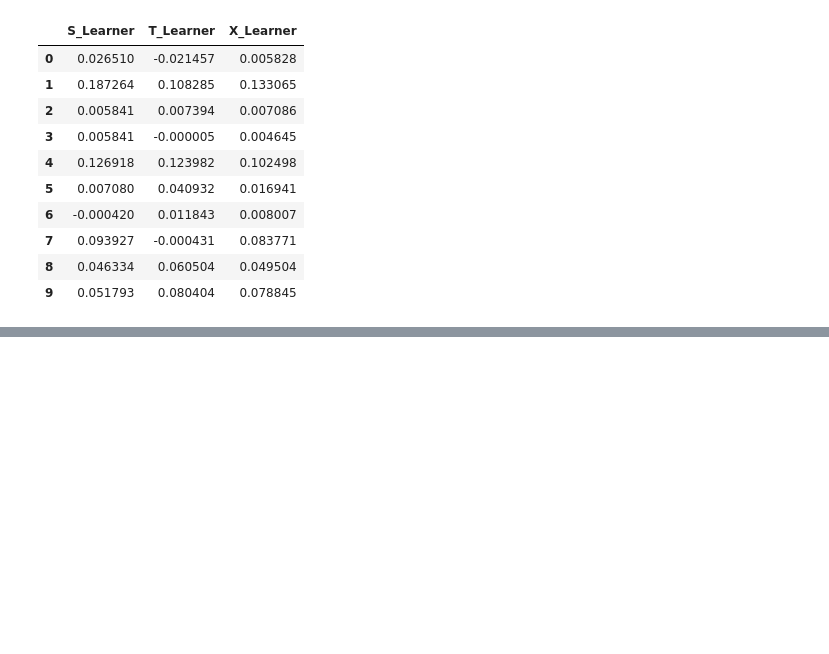
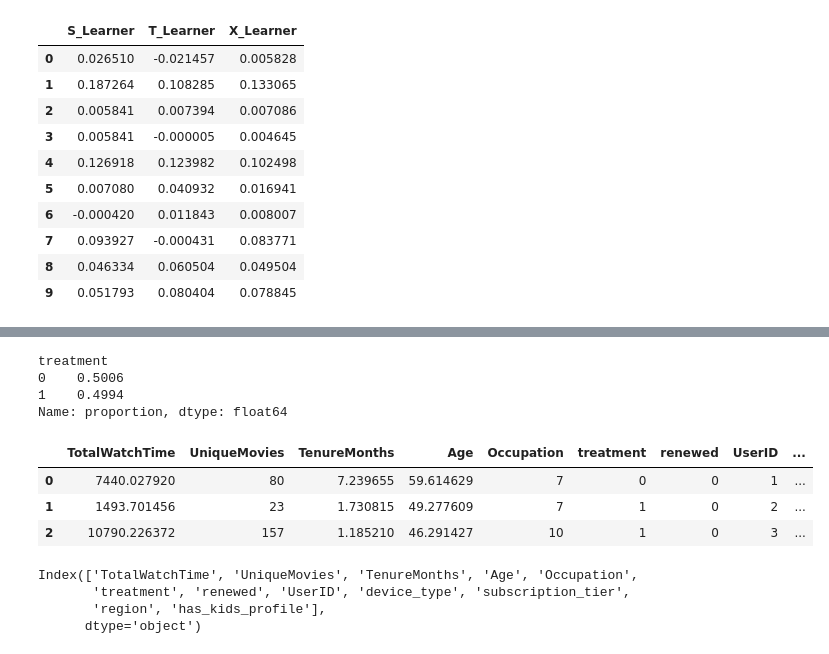
Before and after one commit to stevechengnyc/meta_learners, a Jupyter notebook: MovieLens_EconML_Uplift_Modeling_Final_edited.ipynb, the cells around one changed output, grey strips where cells are left out. Drawn from its saved outputs; the diff is of its cells as text; code cells hidden in the pictures; blank space fills up the shorter version.

```diff
--- a/MovieLens_EconML_Uplift_Modeling_Final_edited.ipynb
+++ b/MovieLens_EconML_Uplift_Modeling_Final_edited.ipynb
@@ -468,0 +540,35 @@ pd.DataFrame({'S_Learner': s_te, 'T_Learner': t_te, 'X_Learner': x_te}).head(10)
+# %%
+# Simulate A/B Test: assign treatment randomly with 50% probability
+np.random.seed(42)  # Ensures reproducibility
+
+n_samples = simulated_users.shape[0]
+simulated_users['treatment'] = np.random.binomial(1, 0.5, size=n_samples)
+
+# Check balance
+print(simulated_users['treatment'].value_counts(normalize=True))
+# %% [output]
+treatment
+0    0.5006
+1    0.4994
+Name: proportion, dtype: float64
+# %%
+# Define engagement baseline
+engaged = simulated_users['TotalWatchTime'] > simulated_users['TotalWatchTime'].median()
+
+# Baseline renewal rate
+base_rate = 0.2 + 0.15 * engaged
+
+# Add uplift: only if treated, and influenced by user features
+uplift = (
+    0.10 * (simulated_users['treatment'] == 1) *
+    (simulated_users['subscription_tier'] == 'basic') +
+    0.20 * (simulated_users['treatment'] == 1) *
+    (simulated_users['has_kids_profile'] == 1)
+)
+
+# Combine into final renewal probability
+renewal_prob = base_rate + uplift
+renewal_prob = np.clip(renewal_prob, 0.05, 0.95)  # Ensure valid range
+
+# Simulate binary outcome
+simulated_users['renewed'] = np.random.binomial(1, renewal_prob)
@@ -468,0 +578,14 @@ pd.DataFrame({'S_Learner': s_te, 'T_Learner': t_te, 'X_Learner': x_te}).head(10)
+# %%
+simulated_users.head(3)
+# %% [output]
+|  | TotalWatchTime | UniqueMovies | TenureMonths | Age | Occupation | treatment | renewed | UserID | ... |
+| 0 | 7440.027920 | 80 | 7.239655 | 59.614629 | 7 | 0 | 0 | 1 | ... |
+| 1 | 1493.701456 | 23 | 1.730815 | 49.277609 | 7 | 1 | 0 | 2 | ... |
+| 2 | 10790.226372 | 157 | 1.185210 | 46.291427 | 10 | 1 | 0 | 3 | ... |
+# %%
+simulated_users.columns
+# %% [output]
+Index(['TotalWatchTime', 'UniqueMovies', 'TenureMonths', 'Age', 'Occupation',
+       'treatment', 'renewed', 'UserID', 'device_type', 'subscription_tier',
+       'region', 'has_kids_profile'],
+      dtype='object')
```
Also changed, not shown: parts of 37 cells of this notebook.
